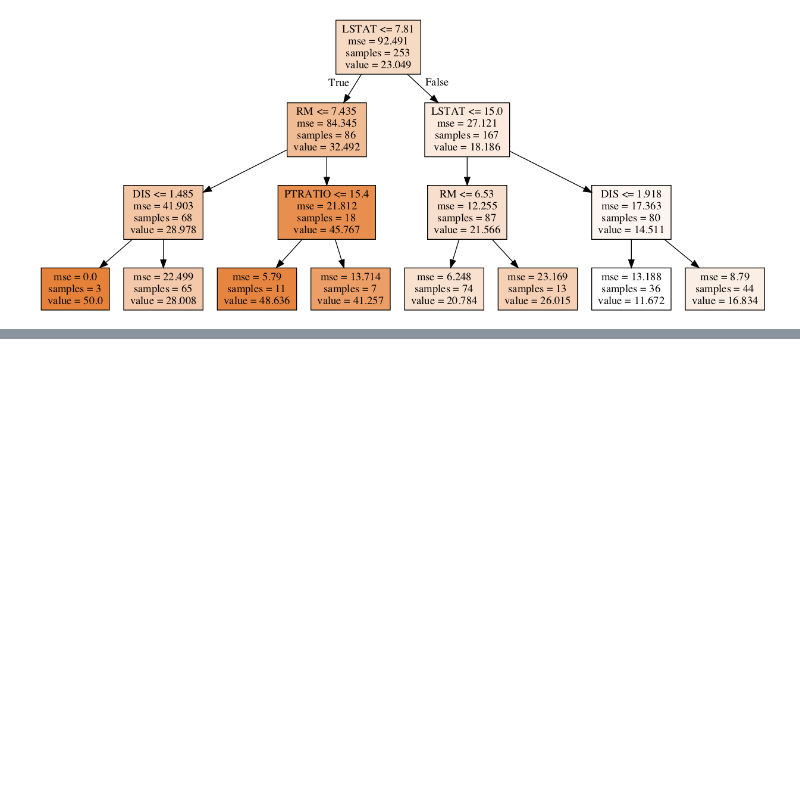
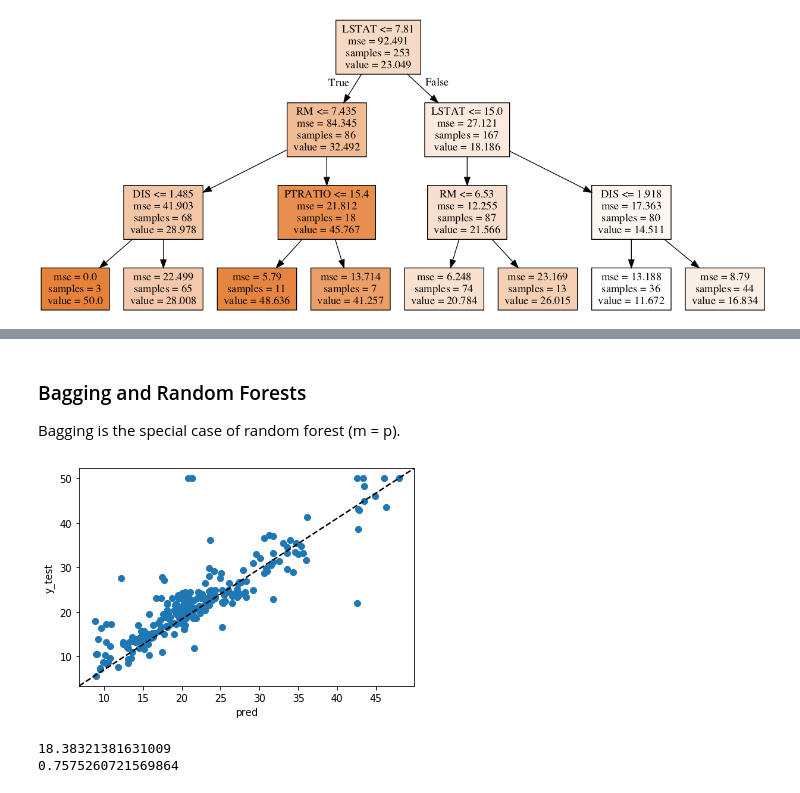
Before and after one commit to atystats/ISLR_Notes_codes, a Jupyter notebook: Chapter 8.ipynb, the cells around one changed output, grey strips where cells are left out. Cells and saved outputs as stored; diff of their text form; code cells hidden in the pictures; blank space fills up the shorter version.

```diff
--- a/Chapter 8.ipynb
+++ b/Chapter 8.ipynb
@@ -350,0 +360,21 @@ Image(graph.create_png())
+# %% [markdown]
+### Bagging and Random Forests
+
+Bagging is the special case of random forest (m = p).
+# %%
+RF_reg = RandomForestRegressor(n_estimators = 500, max_features = 13,
+                               min_samples_leaf = 5, min_samples_split = 5,
+                               random_state = 1).fit(X_train, y_train)
+plt.scatter(RF_reg.predict(X_test), y_test, label='medv')
+plt.plot([0, 1], [0, 1], '--k', transform=plt.gca().transAxes)
+plt.xlabel('pred')
+plt.ylabel('y_test')
+plt.show()
+# %% [output]
+[figure, added]
+# %%
+print(mean_squared_error(y_test, RF_reg.predict(X_test)))
+print(r2_score(y_test, RF_reg.predict(X_test)))
+# %% [output]
+18.38321381631009
+0.7575260721569864
```
Also changed, not shown: parts of 13 cells of this notebook.
